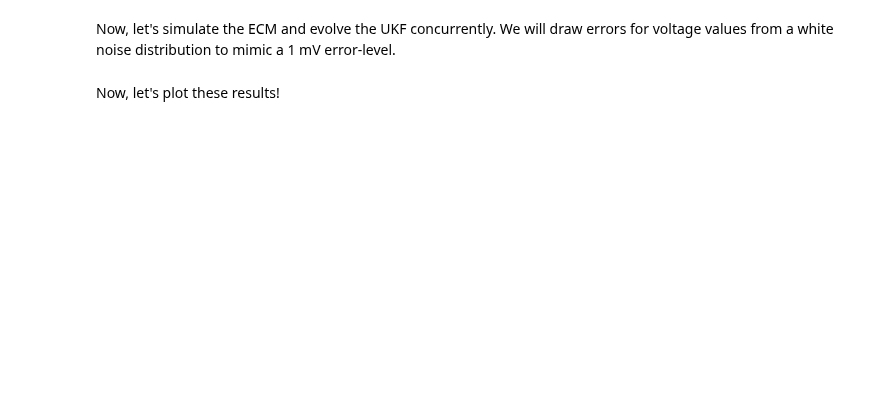
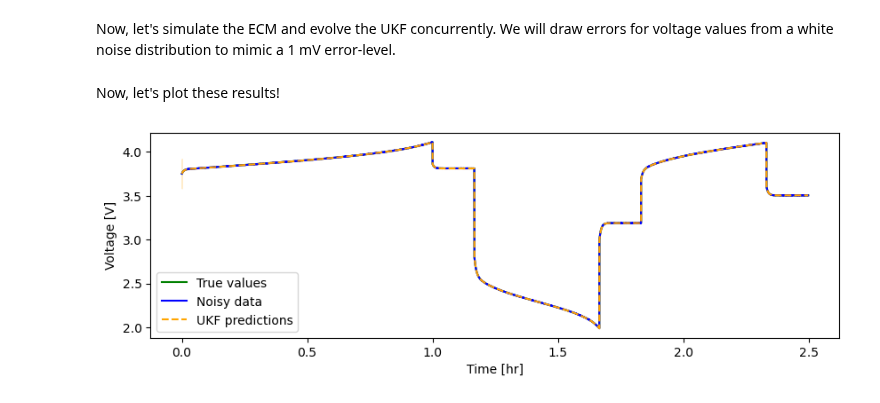
Before and after one commit to ROVI-org/auto-soh, a Jupyter notebook: notebooks/demonstrate_ukf.ipynb, the cells around one changed output. Cells and saved outputs as stored; diff of their text form; code cells hidden in the pictures; blank space fills up the shorter version.

```diff
--- a/notebooks/demonstrate_ukf.ipynb
+++ b/notebooks/demonstrate_ukf.ipynb
@@ -122,13 +122,13 @@ ukf_predictions = {'transient': [], 'output': []}
 for time, current in tqdm(zip(timestamps, currents), total=len(timestamps)):
     # Assemble simulator and UKF inputs
     sim_in = ECMInput(time=time, current=current)
-    ukf_control = PointEstimate(mean=np.array([time, current]))
+    ukf_control = DeltaDistribution(mean=np.array([time, current, 25.]))
     # Step simulator
     transient, measurement = simulator.step(new_inputs=sim_in)
     # Prepare measurement for UKF and store noisy voltage
-    vt = measurement.terminal_voltage + np.random.normal(scale=(volt_err / 2))
+    vt = measurement.terminal_voltage.item() + np.random.normal(scale=(volt_err / 2))
     noisy_voltage += [vt]
-    ukf_meas = PointEstimate(mean=np.array([vt]))
+    ukf_meas = DeltaDistribution(mean=np.array([vt]))
     ukf_prediction, ukf_transient = ukf.step(u=ukf_control, y=ukf_meas)
     ukf_predictions['transient'].append(ukf_transient)
     ukf_predictions['output'].append(ukf_prediction)
@@ -140,34 +140,36 @@ ukf_vt = np.array([pred.mean.flatten() for pred in ukf_predictions['output']]).f
 ukf_vt_err = 2 * np.sqrt([pred.covariance[0,0] for pred in ukf_predictions['output']])
 ukf_soc = np.array([pred.mean[0] for pred in ukf_predictions['transient']])
 ukf_irc = np.array([pred.mean[1] for pred in ukf_predictions['transient']])
 ukf_hyst = np.array([pred.mean[2] for pred in ukf_predictions['transient']])
 ukf_soc_err = 2 * np.sqrt([pred.covariance[0,0] for pred in ukf_predictions['transient']])
 ukf_irc_err = 2 * np.sqrt([pred.covariance[1,1] for pred in ukf_predictions['transient']])
 ukf_hyst_err = 2 * np.sqrt([pred.covariance[1,1] for pred in ukf_predictions['transient']])
 
 # Voltages
 fig, ax = plt.subplots(figsize=(10,3))
 ax.plot(timestamps / 3600,
-        [out.terminal_voltage for out in simulator.measurement_history[1:]],
+        [out.terminal_voltage.item() for out in simulator.measurement_history[1:]],
         color='green',
         label='True values')
 ax.plot(timestamps / 3600,
         noisy_voltage,
         color='blue',
         label='Noisy data')
 ax.plot(timestamps / 3600,
         ukf_vt,
         color='orange',
         linestyle='--',
         label='UKF predictions')
 ax.fill_between(timestamps[1:] / 3600,  # very high initial uncertainty due to bad initialization (delta_SOC = 35%!)
                 (ukf_vt + ukf_vt_err)[1:],
                 (ukf_vt - ukf_vt_err)[1:],
                 color='orange',
                 alpha=0.2)
 ax.legend()
 ax.set_ylabel('Voltage [V]')
 _ = ax.set_xlabel('Time [hr]')
+# %% [output]
+[figure, added]
 # %%
 # SOC, I_RC, Hyst
 fig, ax = plt.subplots(3, 1, figsize=(10,10), sharex='col')
```
Also changed, not shown: parts of 3 cells of this notebook, 3 other files.
